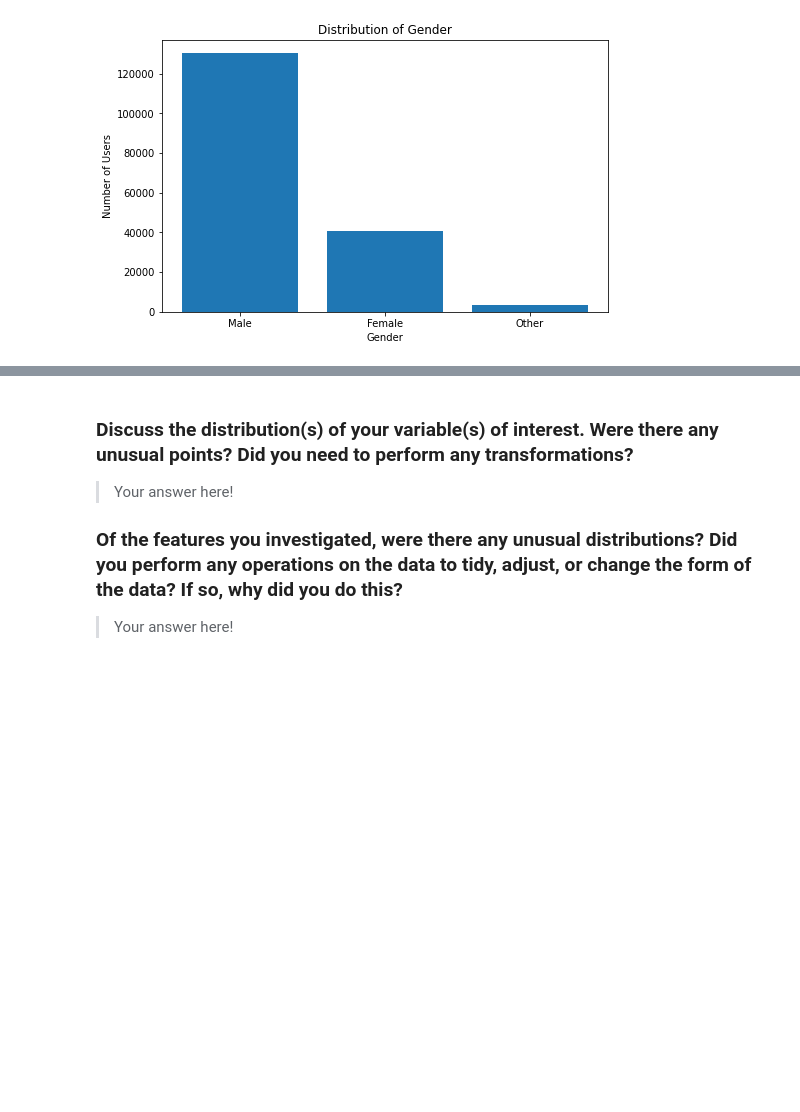
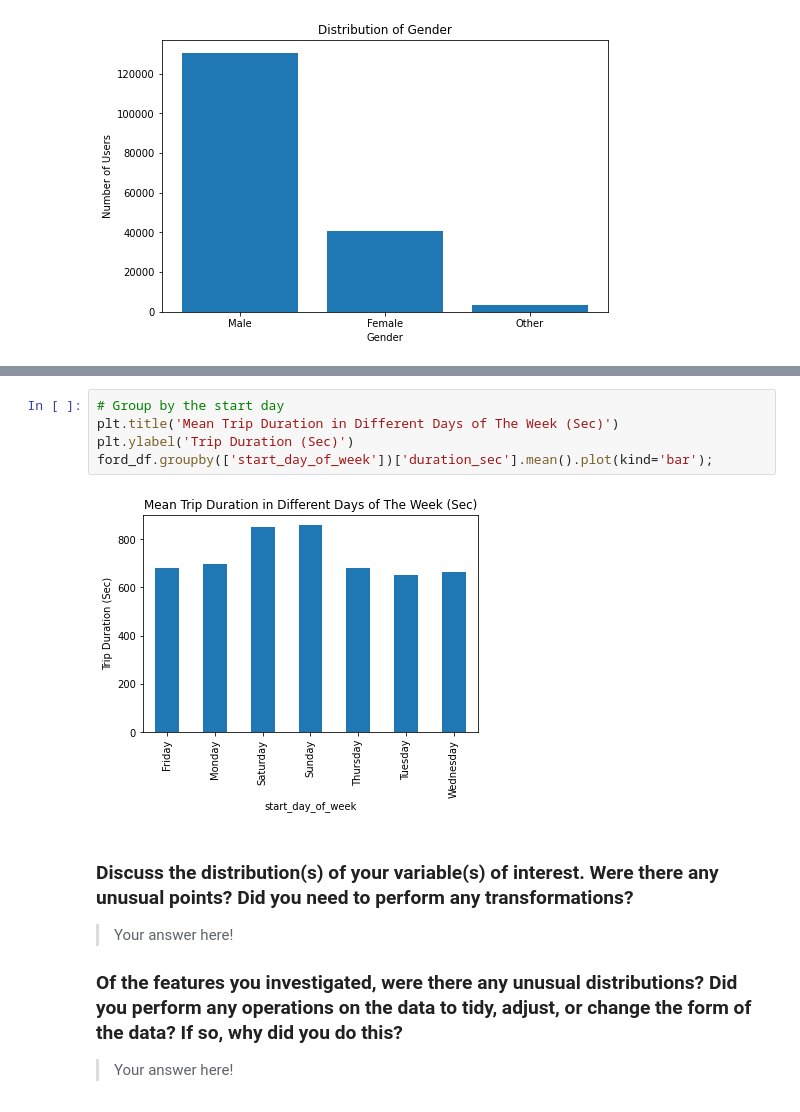
Before and after one commit to Chinomnso-Chinedum/Ford-GoBike, a Jupyter notebook: Part_I_exploration_template.ipynb, the cells around one changed output, grey strips where cells are left out. Saved outputs shown, nothing was run; the diff lists cells and outputs as text; blank space fills up the shorter version.

```diff
--- a/Part_I_exploration_template.ipynb
+++ b/Part_I_exploration_template.ipynb
@@ -389,3 +414,10 @@ plt.show()
+# %%
+# Group by the start day
+plt.title('Mean Trip Duration in Different Days of The Week (Sec)')
+plt.ylabel('Trip Duration (Sec)')
+ford_df.groupby(['start_day_of_week'])['duration_sec'].mean().plot(kind='bar');
+# %% [output]
+[figure, added]
 # %% [markdown]
 ### Discuss the distribution(s) of your variable(s) of interest. Were there any unusual points? Did you need to perform any transformations?
 
```
Also changed, not shown: parts of 7 cells of this notebook.
